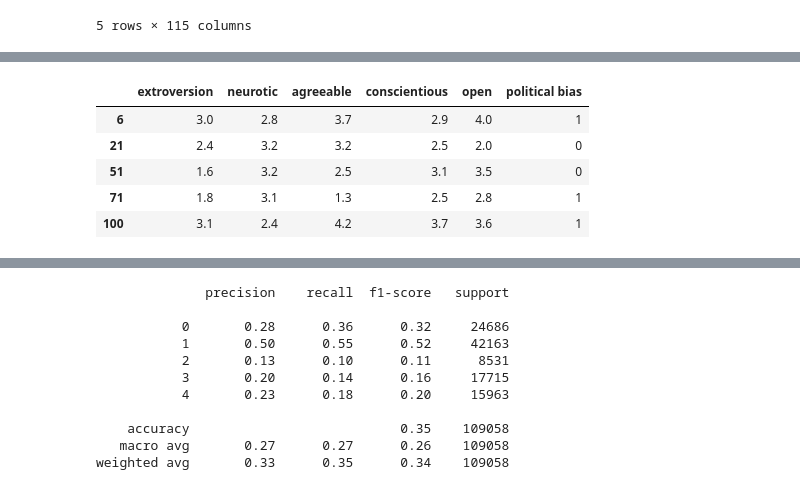
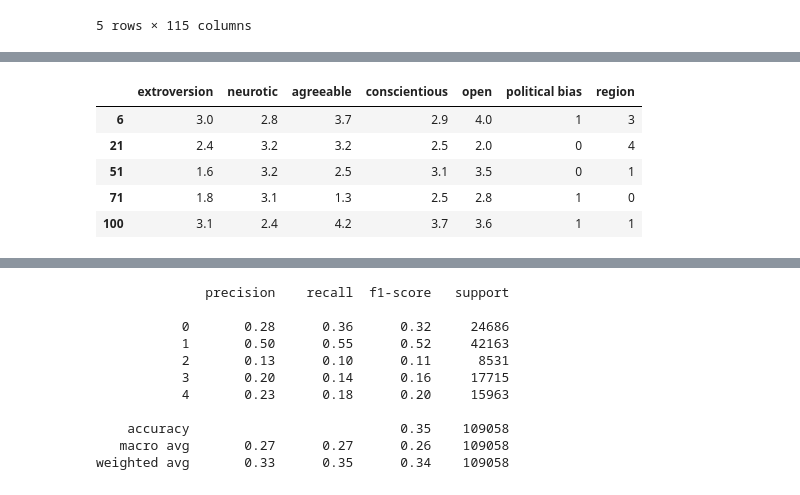
Before and after one commit to marvin2311/BigFive_Personality_Analysis, a Jupyter notebook: Notebook_Eric.ipynb, the cells around one changed output, grey strips where cells are left out. Cells and saved outputs as stored; diff of their text form; code cells hidden in the pictures.

Commit message:
Try regional distribution

```diff
--- a/Notebook_Eric.ipynb
+++ b/Notebook_Eric.ipynb
@@ -726,36 +782,37 @@ Dataset_USA_predict_bias = Dataset_USA_transformed.drop(['EXT1_E',
  'testelapse',
  'endelapse',
  'IPC',
  'country',
  'lat_appx',
  'long_appx',
  'time',
  'daytime',
  'state'], axis = 1)
 
 col_list = list(Dataset_USA_predict_bias)
 ext = col_list[0:10]
 est = col_list[10:20]
 agr = col_list[20:30]
 csn = col_list[30:40]
 opn = col_list[40:50]
 
 df_sums = pd.DataFrame()
 df_sums['extroversion'] = Dataset_USA_predict_bias[ext].sum(axis=1)/10
 df_sums['neurotic'] = Dataset_USA_predict_bias[est].sum(axis=1)/10
 df_sums['agreeable'] = Dataset_USA_predict_bias[agr].sum(axis=1)/10
 df_sums['conscientious'] = Dataset_USA_predict_bias[csn].sum(axis=1)/10
 df_sums['open'] = Dataset_USA_predict_bias[opn].sum(axis=1)/10
 df_sums['political bias'] = Dataset_USA_predict_bias['political bias'] #1 = red, 0 = blue
+df_sums['region'] = Dataset_USA_predict_bias['region']
 
 
 
 
 df_sums.head()
 # %% [output]
-|  | extroversion | neurotic | agreeable | conscientious | open | political bias |
-| 6 | 3.0 | 2.8 | 3.7 | 2.9 | 4.0 | 1 |
-| 21 | 2.4 | 3.2 | 3.2 | 2.5 | 2.0 | 0 |
-| 51 | 1.6 | 3.2 | 2.5 | 3.1 | 3.5 | 0 |
-| 71 | 1.8 | 3.1 | 1.3 | 2.5 | 2.8 | 1 |
-| 100 | 3.1 | 2.4 | 4.2 | 3.7 | 3.6 | 1 |
+|  | extroversion | neurotic | agreeable | conscientious | open | political bias | region |
+| 6 | 3.0 | 2.8 | 3.7 | 2.9 | 4.0 | 1 | 3 |
+| 21 | 2.4 | 3.2 | 3.2 | 2.5 | 2.0 | 0 | 4 |
+| 51 | 1.6 | 3.2 | 2.5 | 3.1 | 3.5 | 0 | 1 |
+| 71 | 1.8 | 3.1 | 1.3 | 2.5 | 2.8 | 1 | 0 |
+| 100 | 3.1 | 2.4 | 4.2 | 3.7 | 3.6 | 1 | 1 |
```
Also changed, not shown: parts of 6 cells of this notebook.
